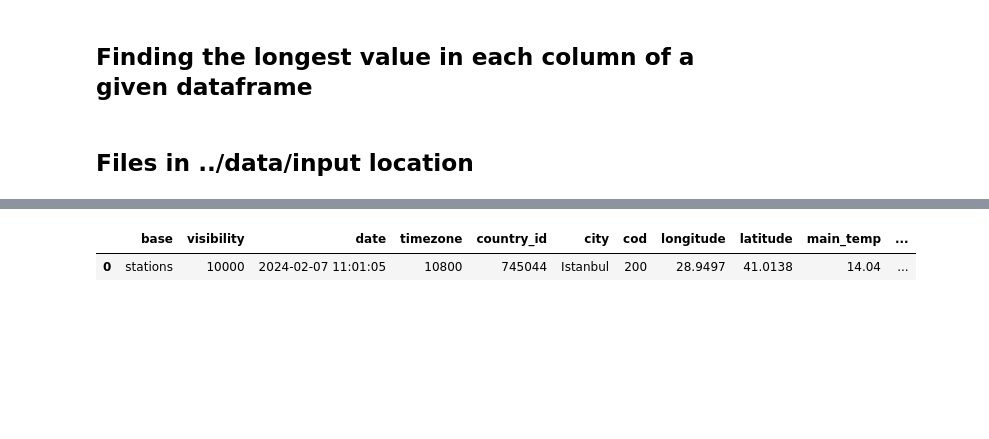
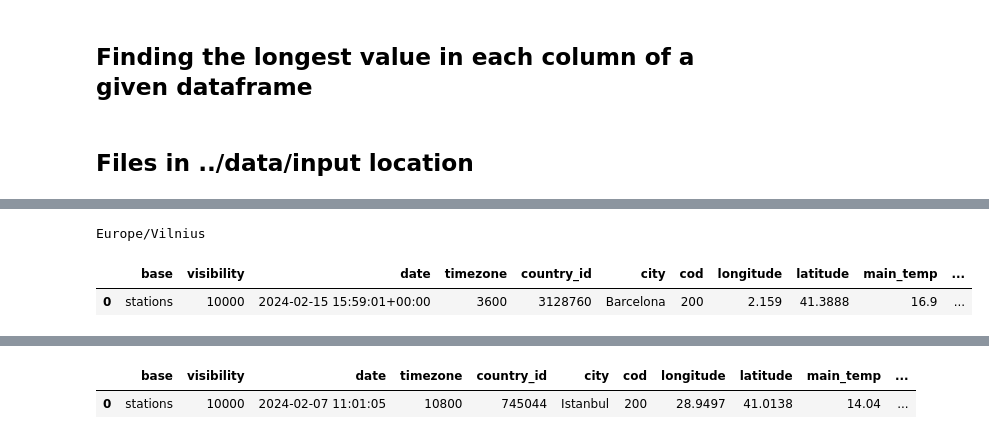
Before and after one commit to repeckadonatas/Weather-Data-Collection, a Jupyter notebook: Source/data_preparation/data_preparation.ipynb, the cells around one changed output, grey strips where cells are left out. Cells and saved outputs as stored; diff of their text form; code cells hidden in the pictures; blank space fills up the shorter version.

```diff
--- a/Source/data_preparation/data_preparation.ipynb
+++ b/Source/data_preparation/data_preparation.ipynb
@@ -166,3 +170,18 @@ names_df.head()
+# %%
+# normalize date to my local timezone
+import pytz
+
+local_timezone = pytz.timezone('Europe/Vilnius')
+names_df['date'] = pd.to_datetime(names_df['date'], unit='s', errors='coerce', utc=True)
+names_df['date_df'] = names_df['date'].dt.tz_convert(local_timezone)
+
+# names_df['date_local'] = names_df['date_df'].dt.tz_convert(local_timezone)
+print(local_timezone)
+names_df.head()
+# %% [output]
+Europe/Vilnius
+|  | base | visibility | date | timezone | country_id | city | cod | longitude | latitude | main_temp | ... |
+| 0 | stations | 10000 | 2024-02-15 15:59:01+00:00 | 3600 | 3128760 | Barcelona | 200 | 2.159 | 41.3888 | 16.9 | ... |
 # %%
 dates_df = change_datetime_format(flatten_df)
 dates_df.head()
```
Also changed, not shown: parts of 10 cells of this notebook, 7 other files.
